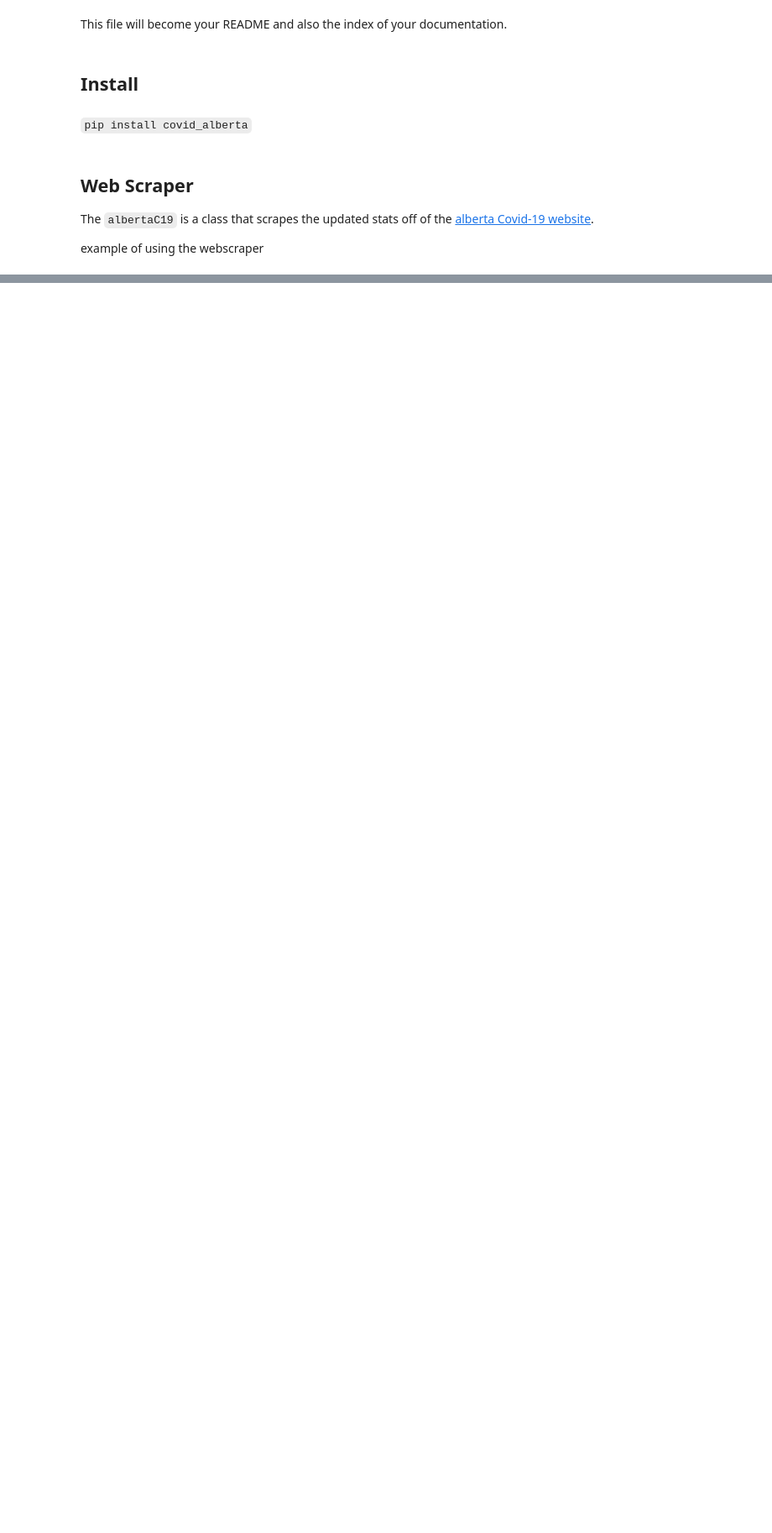
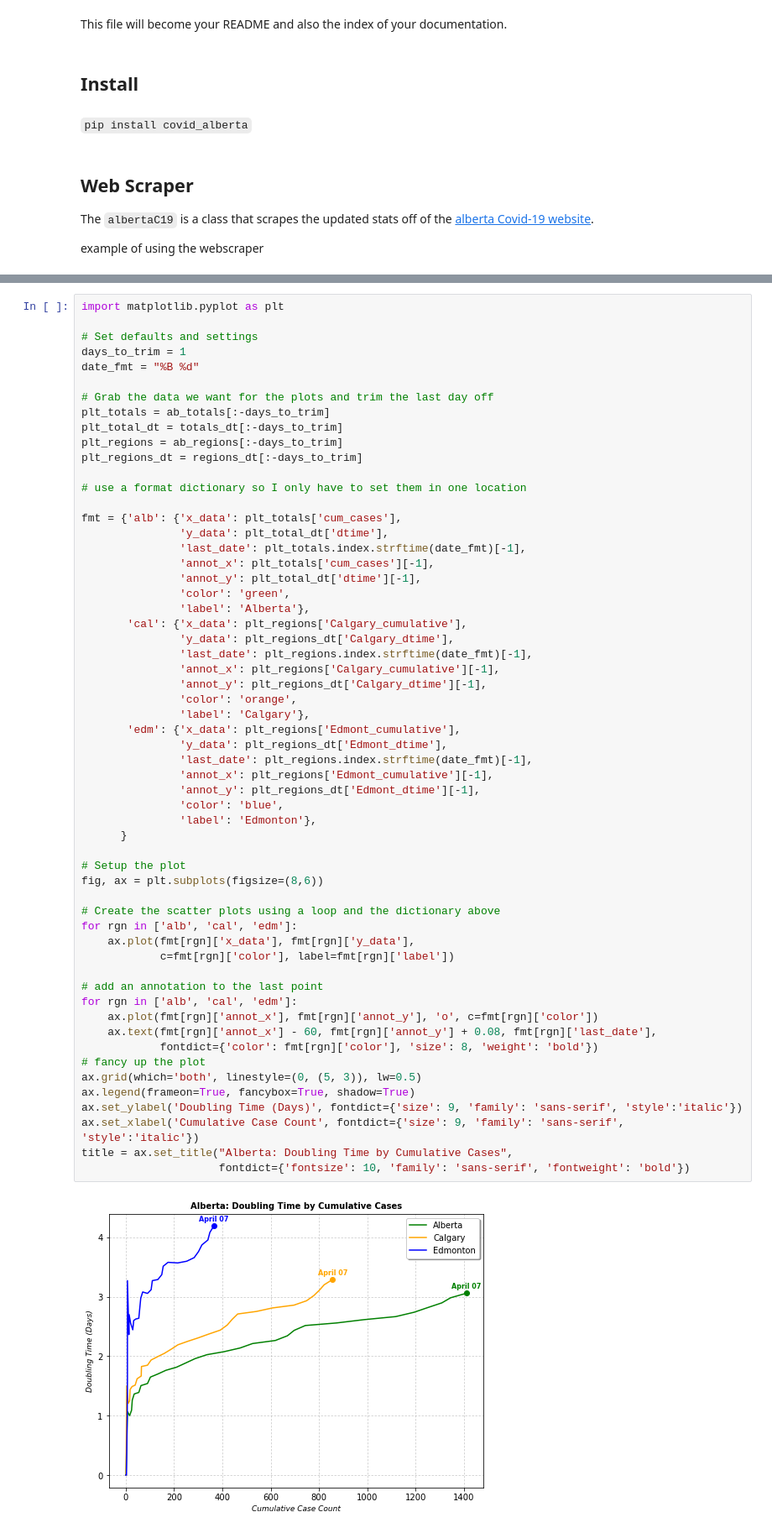
Before and after one commit to tyleracorn/covid_alberta, a Jupyter notebook: index.ipynb, the cells around one changed output, grey strips where cells are left out. Shown: that part at 84% size. Drawn from its saved outputs; the diff is of its cells as text; blank space fills up the shorter version.

```diff
--- a/index.ipynb
+++ b/index.ipynb
@@ -58,0 +98,60 @@ I have seen a lot of graphs showing the cumulative curve with as well as the "2,
+# %%
+import matplotlib.pyplot as plt
+
+# Set defaults and settings
+days_to_trim = 1
+date_fmt = "%B %d"
+
+# Grab the data we want for the plots and trim the last day off
+plt_totals = ab_totals[:-days_to_trim]
+plt_total_dt = totals_dt[:-days_to_trim]
+plt_regions = ab_regions[:-days_to_trim]
+plt_regions_dt = regions_dt[:-days_to_trim]
+
+# use a format dictionary so I only have to set them in one location
+
+fmt = {'alb': {'x_data': plt_totals['cum_cases'],
+               'y_data': plt_total_dt['dtime'],
+               'last_date': plt_totals.index.strftime(date_fmt)[-1],
+               'annot_x': plt_totals['cum_cases'][-1],
+               'annot_y': plt_total_dt['dtime'][-1],
+               'color': 'green',
+               'label': 'Alberta'},
+       'cal': {'x_data': plt_regions['Calgary_cumulative'],
+               'y_data': plt_regions_dt['Calgary_dtime'],
+               'last_date': plt_regions.index.strftime(date_fmt)[-1],
+               'annot_x': plt_regions['Calgary_cumulative'][-1],
+               'annot_y': plt_regions_dt['Calgary_dtime'][-1],
+               'color': 'orange',
+               'label': 'Calgary'},
+       'edm': {'x_data': plt_regions['Edmont_cumulative'],
+               'y_data': plt_regions_dt['Edmont_dtime'],
+               'last_date': plt_regions.index.strftime(date_fmt)[-1],
+               'annot_x': plt_regions['Edmont_cumulative'][-1],
+               'annot_y': plt_regions_dt['Edmont_dtime'][-1],
+               'color': 'blue',
+               'label': 'Edmonton'},
+      }
+
+# Setup the plot
+fig, ax = plt.subplots(figsize=(8,6))
+
+# Create the scatter plots using a loop and the dictionary above
+for rgn in ['alb', 'cal', 'edm']:
+    ax.plot(fmt[rgn]['x_data'], fmt[rgn]['y_data'],
+            c=fmt[rgn]['color'], label=fmt[rgn]['label'])
+
+# add an annotation to the last point
+for rgn in ['alb', 'cal', 'edm']:
+    ax.plot(fmt[rgn]['annot_x'], fmt[rgn]['annot_y'], 'o', c=fmt[rgn]['color'])
+    ax.text(fmt[rgn]['annot_x'] - 60, fmt[rgn]['annot_y'] + 0.08, fmt[rgn]['last_date'],
+            fontdict={'color': fmt[rgn]['color'], 'size': 8, 'weight': 'bold'})
+# fancy up the plot
+ax.grid(which='both', linestyle=(0, (5, 3)), lw=0.5)
+ax.legend(frameon=True, fancybox=True, shadow=True)
+ax.set_ylabel('Doubling Time (Days)', fontdict={'size': 9, 'family': 'sans-serif', 'style':'italic'})
+ax.set_xlabel('Cumulative Case Count', fontdict={'size': 9, 'family': 'sans-serif', 'style':'italic'})
+title = ax.set_title("Alberta: Doubling Time by Cumulative Cases",
+                     fontdict={'fontsize': 10, 'family': 'sans-serif', 'fontweight': 'bold'})
+# %% [output]
+[figure, added]
```
Also changed, not shown: parts of 17 cells of this notebook, 1 other file.
